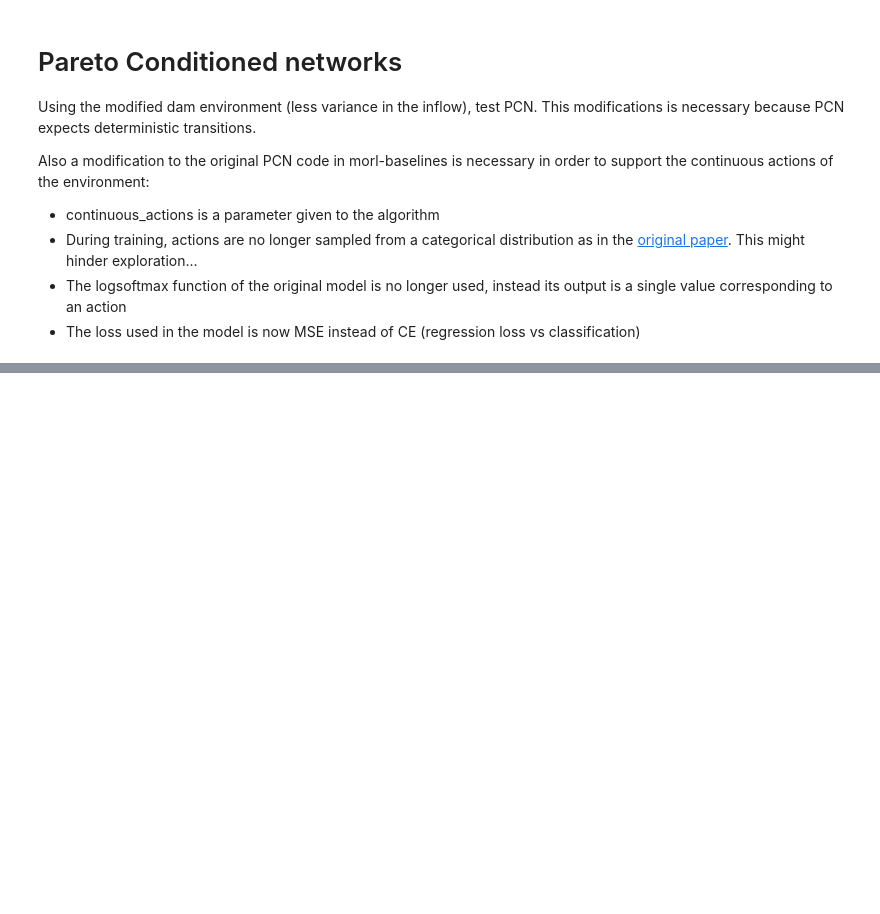
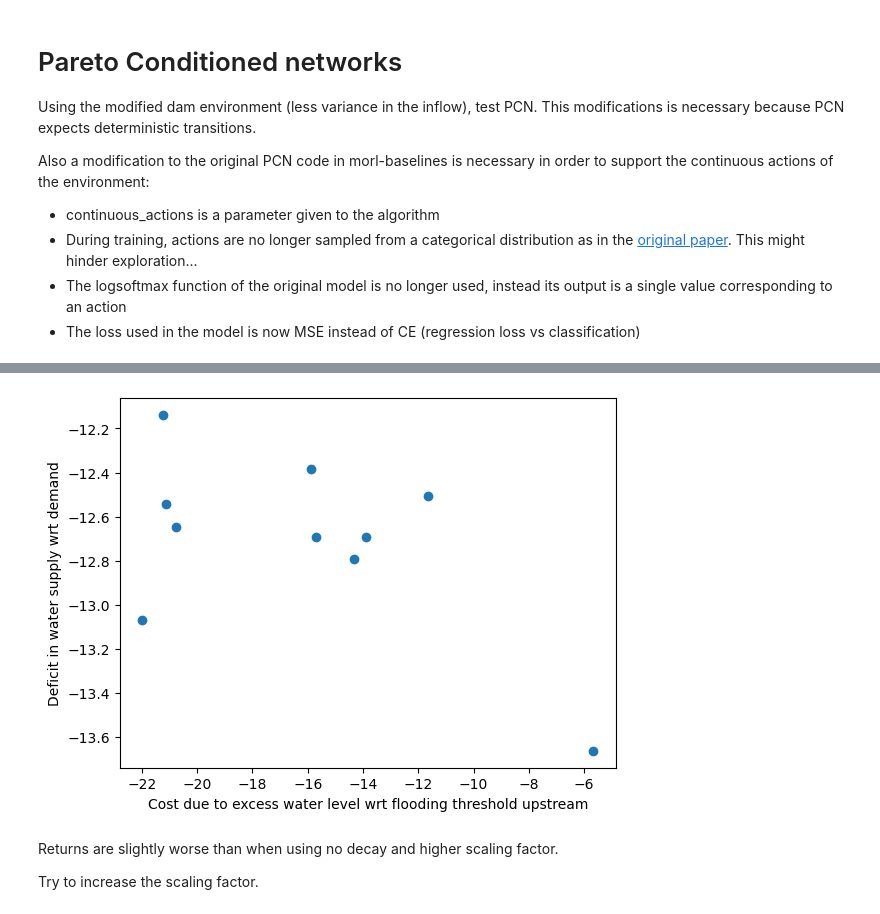
Before and after one commit to liammertens/water-resource-management, a Jupyter notebook: PCN/main.ipynb, the cells around one changed output, grey strips where cells are left out. Saved outputs shown, nothing was run; the diff lists cells and outputs as text; code cells hidden in the pictures; blank space fills up the shorter version.

```diff
--- a/PCN/main.ipynb
+++ b/PCN/main.ipynb
@@ -83,0 +205,8 @@ Stopped training at 30% mark because no improvement is seen...
+# %%
+plot_pf('./noise5_decay_smallScaling.csv')
+# %% [output]
+[figure, added]
+# %% [markdown]
+Returns are slightly worse than when using no decay and higher scaling factor.
+
+Try to increase the scaling factor.
```
Also changed, not shown: parts of 12 cells of this notebook, 5 other files.
